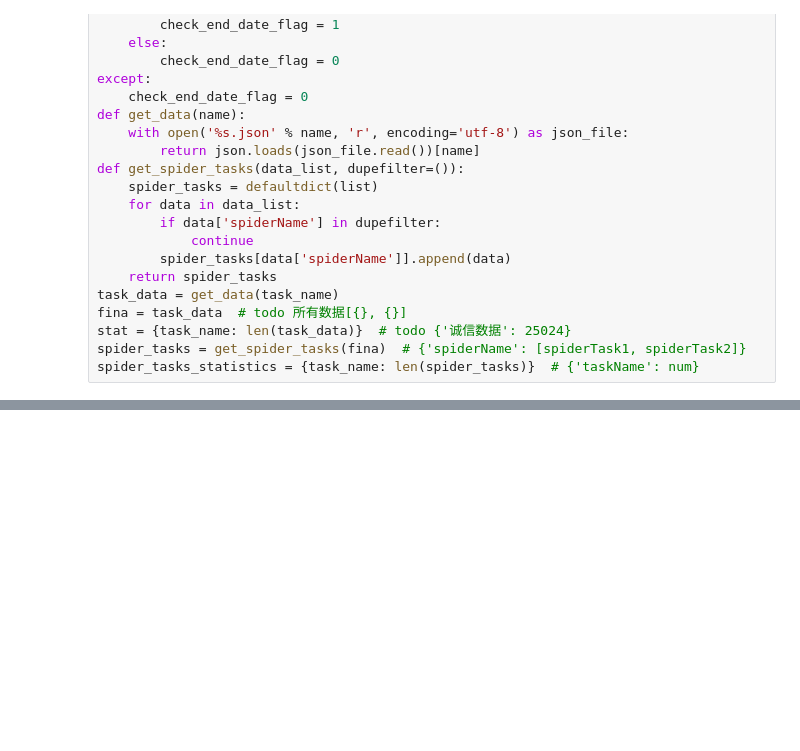
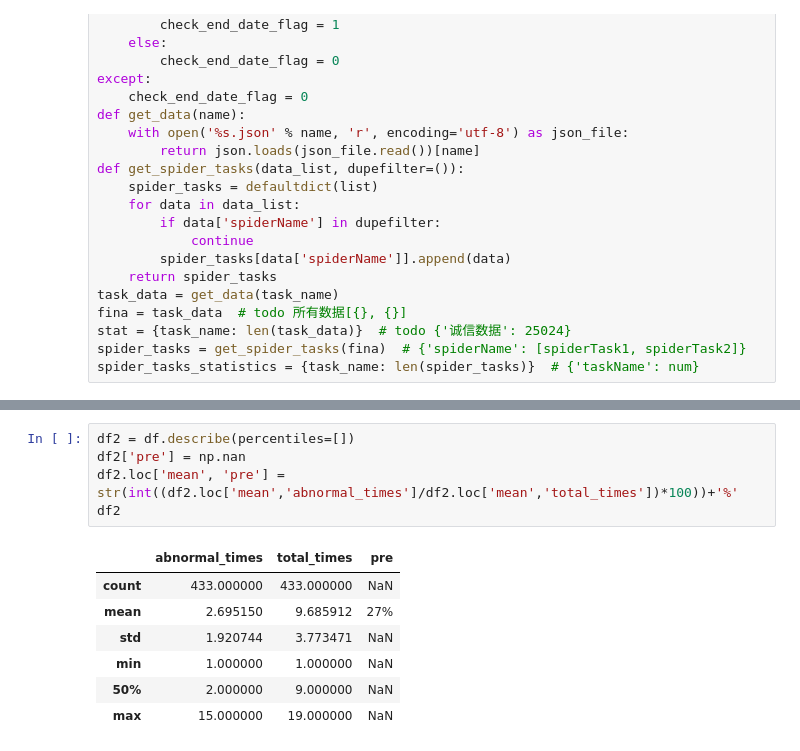
Before and after one commit to czasg/ScrapyLearning, a Jupyter notebook: czaSpider/dump2/数据分析个人版/诚信数据咯/新版本.ipynb, the cells around one changed output, grey strips where cells are left out. Saved outputs shown, nothing was run; the diff lists cells and outputs as text; blank space fills up the shorter version.

```diff
--- a/czaSpider/dump2/数据分析个人版/诚信数据咯/新版本.ipynb
+++ b/czaSpider/dump2/数据分析个人版/诚信数据咯/新版本.ipynb
@@ -389,0 +433,13 @@ plt.show()
+# %%
+df2 = df.describe(percentiles=[])
+df2['pre'] = np.nan
+df2.loc['mean', 'pre'] = str(int((df2.loc['mean','abnormal_times']/df2.loc['mean','total_times'])*100))+'%'
+df2
+# %% [output]
+|  | abnormal_times | total_times | pre |
+| count | 433.000000 | 433.000000 | NaN |
+| mean | 2.695150 | 9.685912 | 27% |
+| std | 1.920744 | 3.773471 | NaN |
+| min | 1.000000 | 1.000000 | NaN |
+| 50% | 2.000000 | 9.000000 | NaN |
+| max | 15.000000 | 19.000000 | NaN |
```
Also changed, not shown: parts of 10 cells of this notebook, 2 other files.
